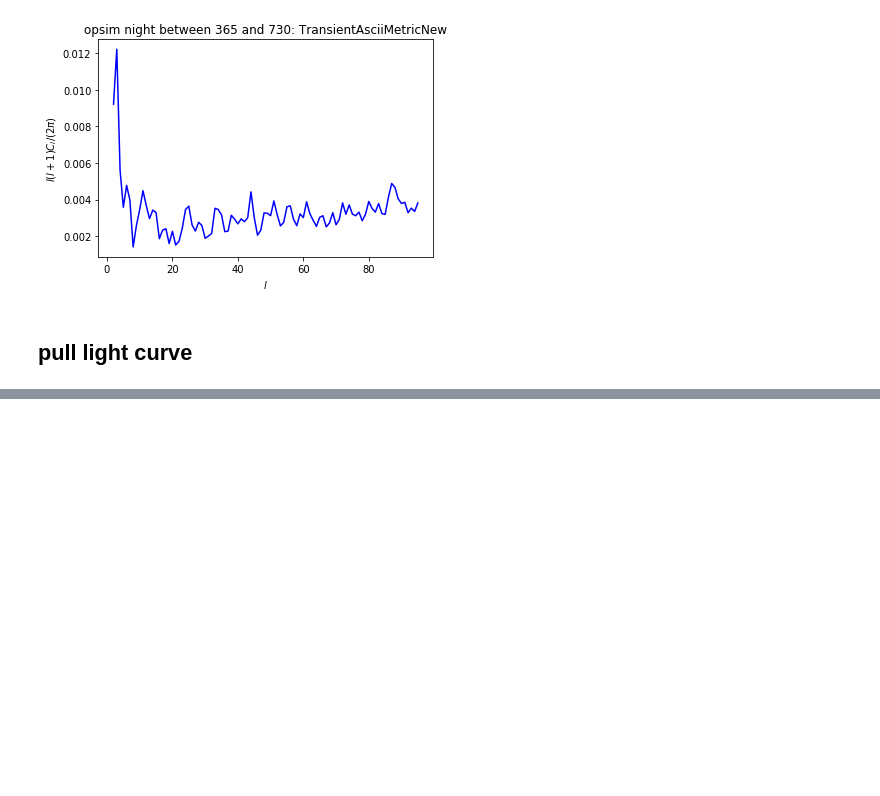
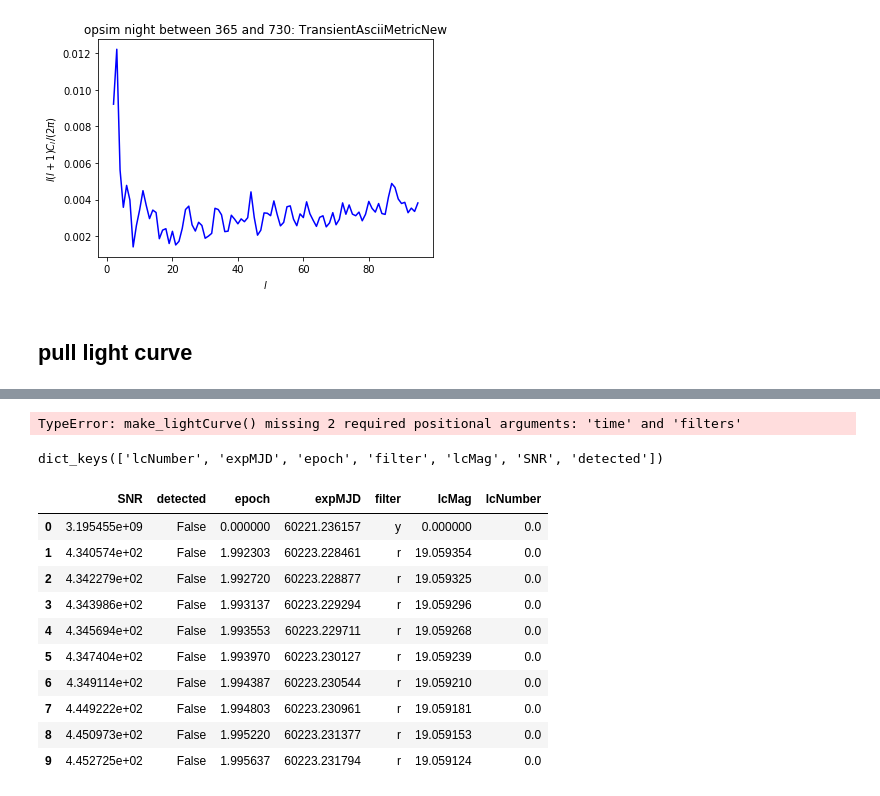
Before and after one commit to xiaolng/maf, a Jupyter notebook: TDEs.ipynb, the cells around one changed output, grey strips where cells are left out. Saved outputs shown, nothing was run; the diff lists cells and outputs as text; code cells hidden in the pictures; blank space fills up the shorter version.

```diff
--- a/TDEs.ipynb
+++ b/TDEs.ipynb
@@ -501,0 +521,4 @@ group.plotAll(closefigs=False)
+# %%
+transmetric.make_lightCurve()
+# %% [output]
+TypeError: make_lightCurve() missing 2 required positional arguments: 'time' and 'filters'
@@ -501,0 +527,4 @@ group.plotAll(closefigs=False)
+# %%
+data.keys()
+# %% [output]
+dict_keys(['lcNumber', 'expMJD', 'epoch', 'filter', 'lcMag', 'SNR', 'detected'])
@@ -501,0 +533,14 @@ group.plotAll(closefigs=False)
+# %%
+df.head(10)
+# %% [output]
+|  | SNR | detected | epoch | expMJD | filter | lcMag | lcNumber |
+| 0 | 3.195455e+09 | False | 0.000000 | 60221.236157 | y | 0.000000 | 0.0 |
+| 1 | 4.340574e+02 | False | 1.992303 | 60223.228461 | r | 19.059354 | 0.0 |
+| 2 | 4.342279e+02 | False | 1.992720 | 60223.228877 | r | 19.059325 | 0.0 |
+| 3 | 4.343986e+02 | False | 1.993137 | 60223.229294 | r | 19.059296 | 0.0 |
+| 4 | 4.345694e+02 | False | 1.993553 | 60223.229711 | r | 19.059268 | 0.0 |
+| 5 | 4.347404e+02 | False | 1.993970 | 60223.230127 | r | 19.059239 | 0.0 |
+| 6 | 4.349114e+02 | False | 1.994387 | 60223.230544 | r | 19.059210 | 0.0 |
+| 7 | 4.449222e+02 | False | 1.994803 | 60223.230961 | r | 19.059181 | 0.0 |
+| 8 | 4.450973e+02 | False | 1.995220 | 60223.231377 | r | 19.059153 | 0.0 |
+| 9 | 4.452725e+02 | False | 1.995637 | 60223.231794 | r | 19.059124 | 0.0 |
```
Also changed, not shown: parts of 5 cells of this notebook.
